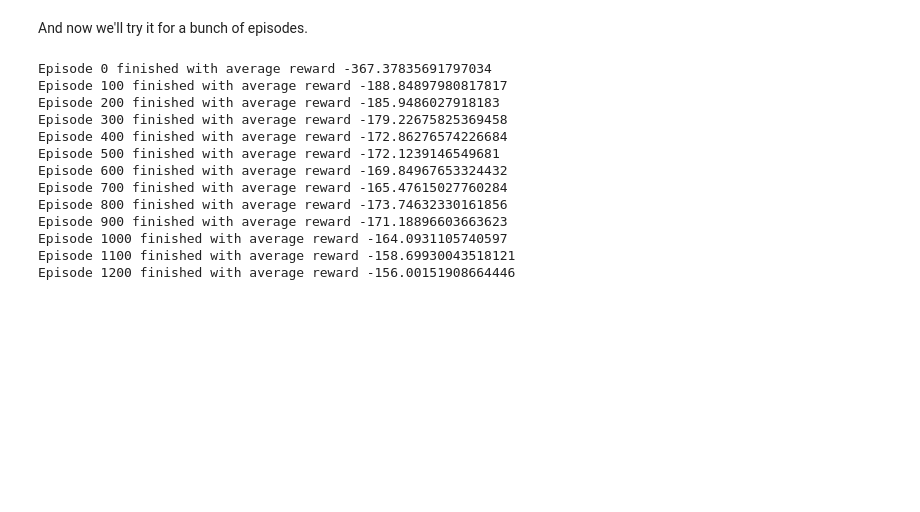
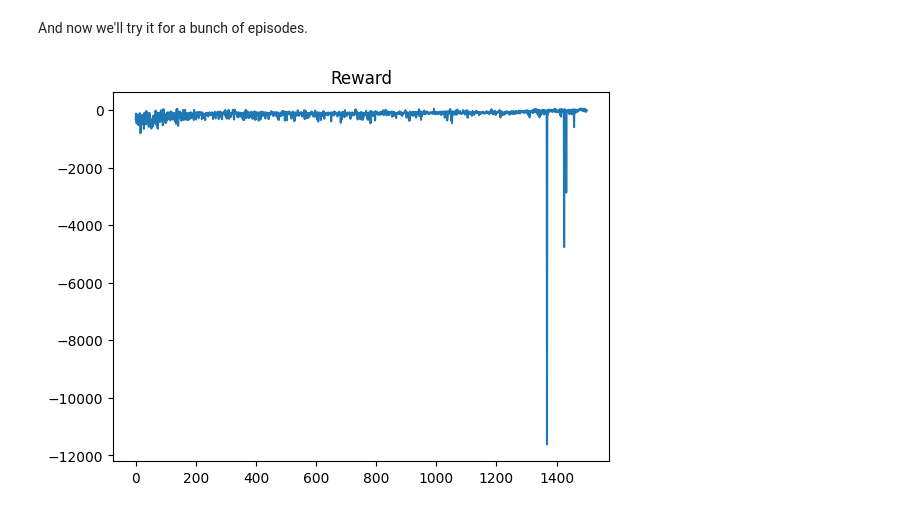
Before and after one commit to bkitano/rl-from-scratch, a Jupyter notebook: ppo.ipynb, the cells around one changed output. Saved outputs shown, nothing was run; the diff lists cells and outputs as text; code cells hidden in the pictures; blank space fills up the shorter version.

Commit message:
updating plot, it's having some weird shit

```diff
--- a/ppo.ipynb
+++ b/ppo.ipynb
@@ -128,8 +128,6 @@ def run_episode(model, env=env):
     observation, _ = env.reset()
     step = 0
 
-    observations = []
-    actions = []
     rewards = []
     log_probs = []
 
@@ -137,8 +135,6 @@ def run_episode(model, env=env):
         action, _log_probs = model.act(observation)
         observation, reward, terminated, truncated, info = env.step(action)
 
-        observations.append(observation)
-        actions.append(action)
         rewards.append(reward)
         log_probs.append(_log_probs)
 
@@ -180,37 +176,33 @@ update(model, log_probs, d_rewards)
 # %% [markdown]
 And now we'll try it for a bunch of episodes.
 # %%
+from matplotlib import pyplot as plt
+from IPython.display import display, clear_output
+
 network_shape = env.observation_space.shape[0], (env.action_space.n - env.action_space.start)
 model = PolicyNetwork(network_shape)
 
-prof = torch.profiler.profile()
+rewards_track = []
+fig = plt.figure()
+ax = fig.add_subplot(1,1,1)
 
-# prof.start()
-rewards_track = []
 for i in range(100000):
     rewards, log_probs = run_episode(model)
     d_rewards = discount_rewards(rewards, gamma)
     update(model, log_probs, d_rewards)
-    # prof.step()
 
-    rewards_track += [sum(rewards)]
+    rewards_track += [sum(rewards).detach().tolist()]
 
     if i % 100 == 0:
-        # prof.stop()
-        print(f"Episode {i} finished with average reward {np.mean(rewards_track)}")
-        # print(prof.key_averages().table(sort_by="cpu_time_total", row_limit=10))
-        # prof.start()
+        ax.clear()
+        ax.plot(rewards_track)
+        ax.set_title("Reward")
+        display(fig)
+        clear_output(wait=True)
+        plt.pause(0.001)
+
+        if sum(rewards_track[-100:]) / 100 > 195:
+            print("Solved!")
+            break
 # %% [output]
-Episode 0 finished with average reward -367.37835691797034
-Episode 100 finished with average reward -188.84897980817817
-Episode 200 finished with average reward -185.9486027918183
-Episode 300 finished with average reward -179.22675825369458
-Episode 400 finished with average reward -172.86276574226684
-Episode 500 finished with average reward -172.1239146549681
-Episode 600 finished with average reward -169.84967653324432
-Episode 700 finished with average reward -165.47615027760284
-Episode 800 finished with average reward -173.74632330161856
-Episode 900 finished with average reward -171.18896603663623
-Episode 1000 finished with average reward -164.0931105740597
-Episode 1100 finished with average reward -158.69930043518121
-Episode 1200 finished with average reward -156.00151908664446
+[figure, added]
```
